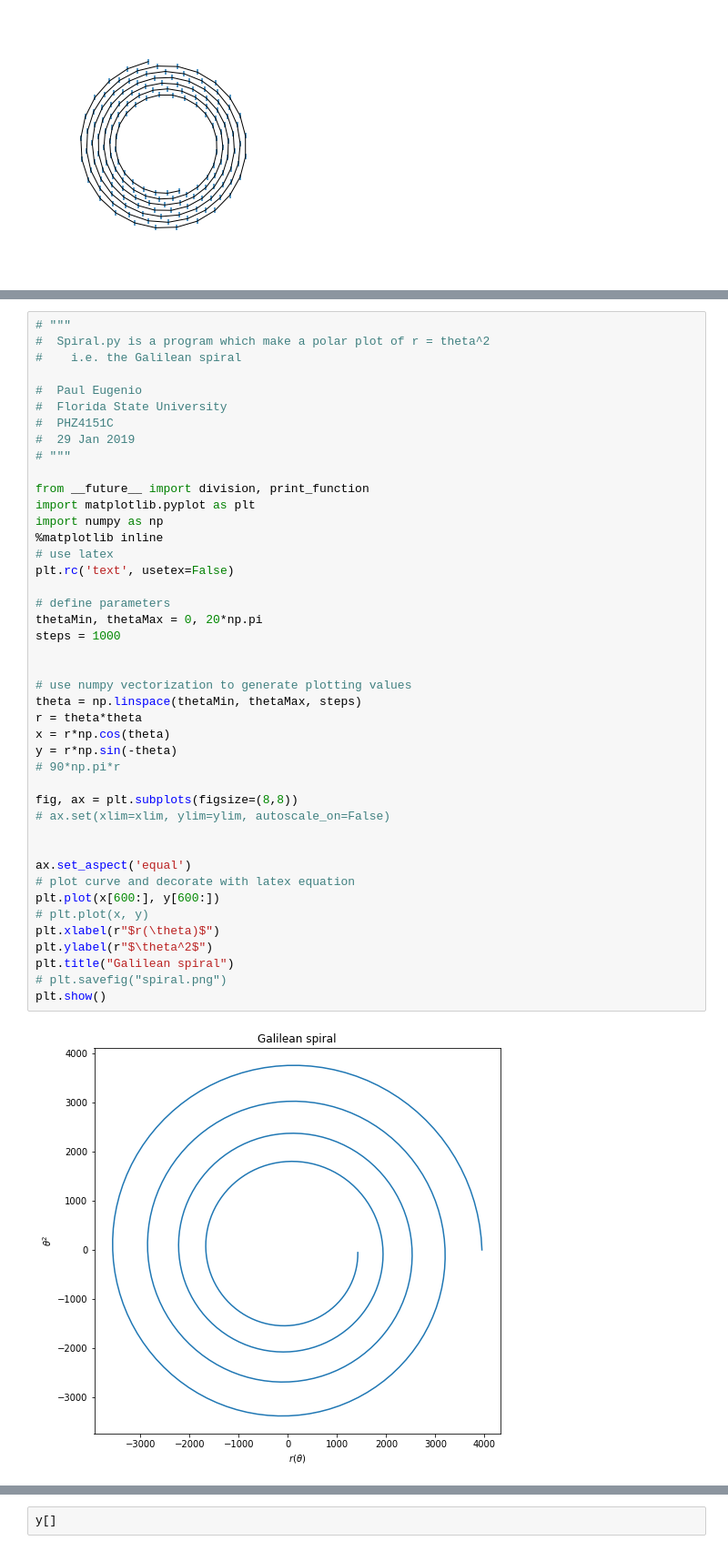
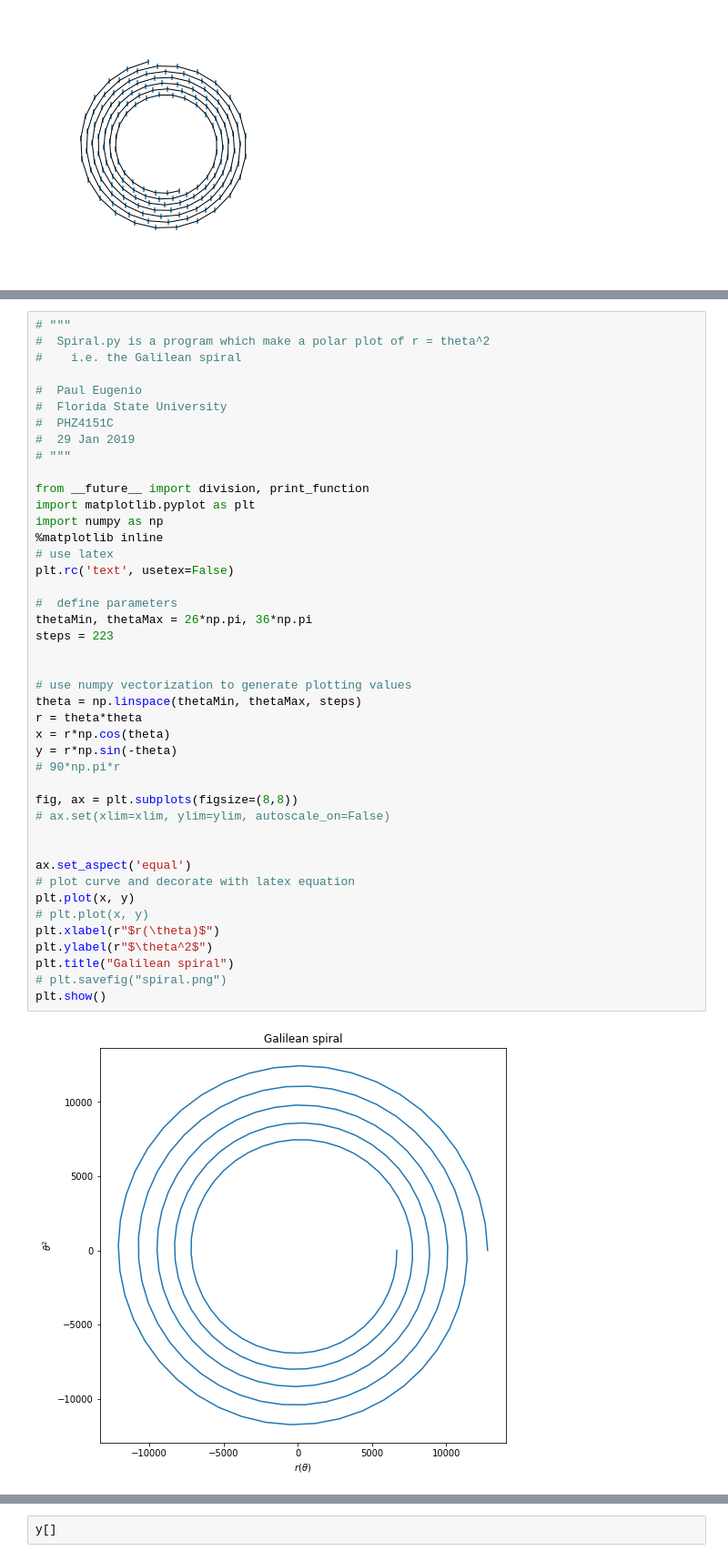
Before and after one commit to MaartenKool/CookBooks, a Jupyter notebook: SarosDial.ipynb, the cells around one changed output, grey strips where cells are left out. Shown at 91% size. Saved outputs shown, nothing was run; the diff lists cells and outputs as text.

```diff
--- a/SarosDial.ipynb
+++ b/SarosDial.ipynb
@@ -165,35 +177,35 @@ plt.show()
 
 from __future__ import division, print_function
 import matplotlib.pyplot as plt
 import numpy as np
 %matplotlib inline
 # use latex
 plt.rc('text', usetex=False)
 
-# define parameters
-thetaMin, thetaMax = 0, 20*np.pi
-steps = 1000
+#  define parameters
+thetaMin, thetaMax = 26*np.pi, 36*np.pi
+steps = 223
 
 
 # use numpy vectorization to generate plotting values
 theta = np.linspace(thetaMin, thetaMax, steps)
 r = theta*theta
 x = r*np.cos(theta)
 y = r*np.sin(-theta)
 # 90*np.pi*r
 
 fig, ax = plt.subplots(figsize=(8,8))
 # ax.set(xlim=xlim, ylim=ylim, autoscale_on=False)
 
 
 ax.set_aspect('equal')
 # plot curve and decorate with latex equation
-plt.plot(x[600:], y[600:])
+plt.plot(x, y)
 # plt.plot(x, y)
 plt.xlabel(r"$r(\theta)$")
 plt.ylabel(r"$\theta^2$")
 plt.title("Galilean spiral")
 # plt.savefig("spiral.png")
 plt.show()
 # %% [output]
-[figure, old version]
+[figure, new version]
```
Also changed, not shown: parts of 10 cells of this notebook, 2 other files.
